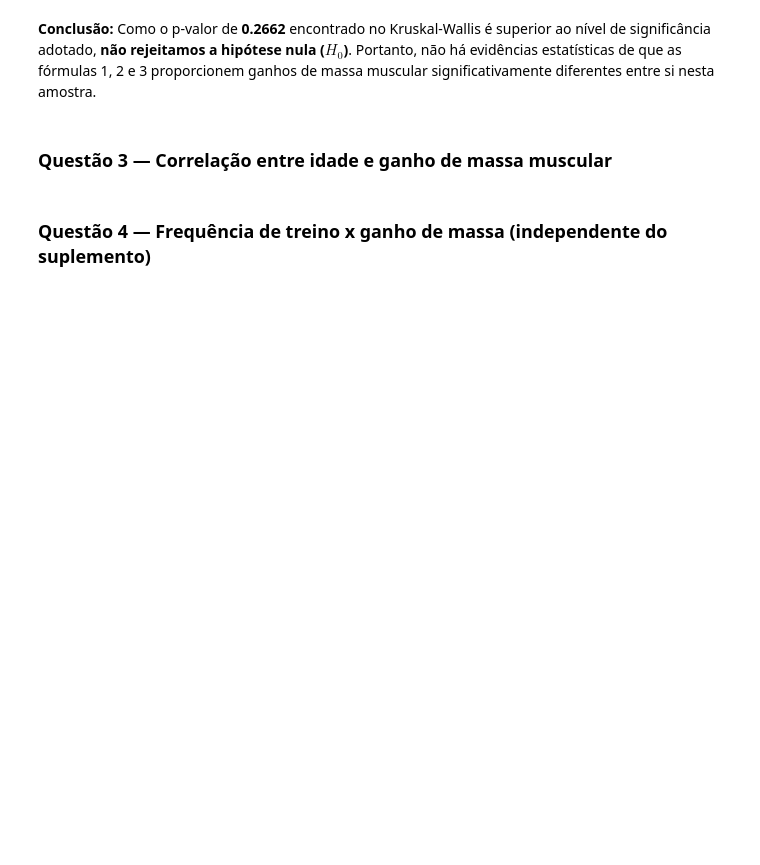
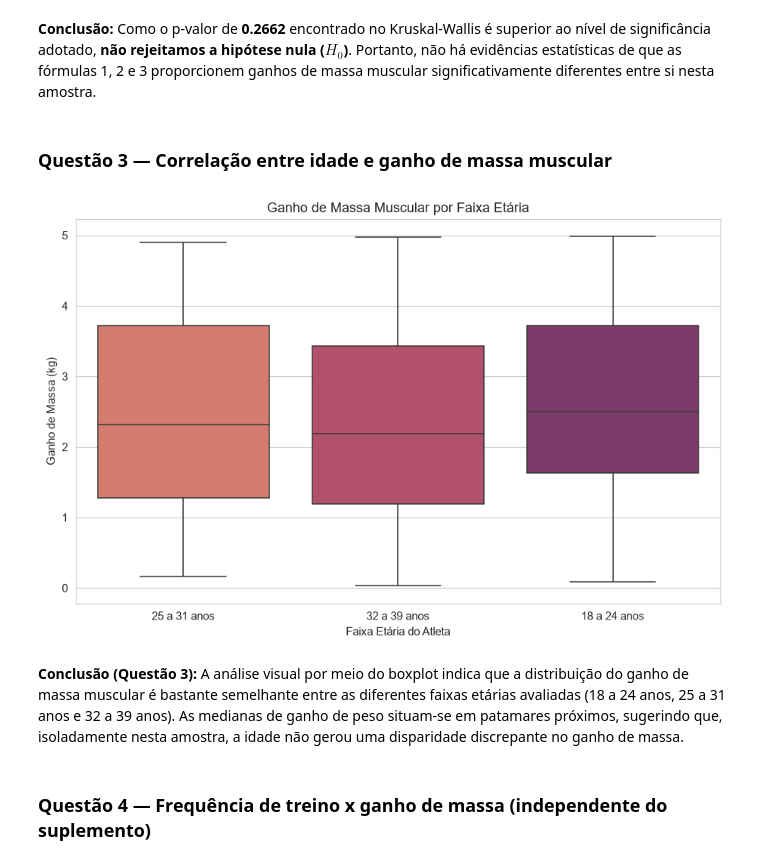
Before and after one commit to Squad-Nina-da-Hora/wmc-desafio-suplementos, a Jupyter notebook: analise.ipynb, the cells around one changed output. Drawn from its saved outputs; the diff is of its cells as text; code cells hidden in the pictures; blank space fills up the shorter version.

```diff
--- a/analise.ipynb
+++ b/analise.ipynb
@@ -446,2 +545,18 @@ plt.show()
+# %%
+# Configurando a área do gráfico
+plt.figure(figsize=(10, 6))
+
+# Gráfico de Intervalo de Idade vs Ganho de Massa
+# Dica: Substitua "faixa_etaria" pelo nome exato da coluna de intervalos que você criou
+sns.boxplot(data=df, x="faixa_etaria", y="ganho_massa", palette="flare", hue="faixa_etaria", legend=False)
+
+plt.title("Ganho de Massa Muscular por Faixa Etária")
+plt.xlabel("Faixa Etária do Atleta")
+plt.ylabel("Ganho de Massa (kg)")
+plt.show()
+# %% [output]
+[figure, added]
+# %% [markdown]
+**Conclusão (Questão 3):** A análise visual por meio do boxplot indica que a distribuição do ganho de massa muscular é bastante semelhante entre as diferentes faixas etárias avaliadas (18 a 24 anos, 25 a 31 anos e 32 a 39 anos). As medianas de ganho de peso situam-se em patamares próximos, sugerindo que, isoladamente nesta amostra, a idade não gerou uma disparidade discrepante no ganho de massa.
 # %% [markdown]
 ### Questão 4 — Frequência de treino x ganho de massa (independente do suplemento)
```
Also changed, not shown: parts of 31 cells of this notebook.
